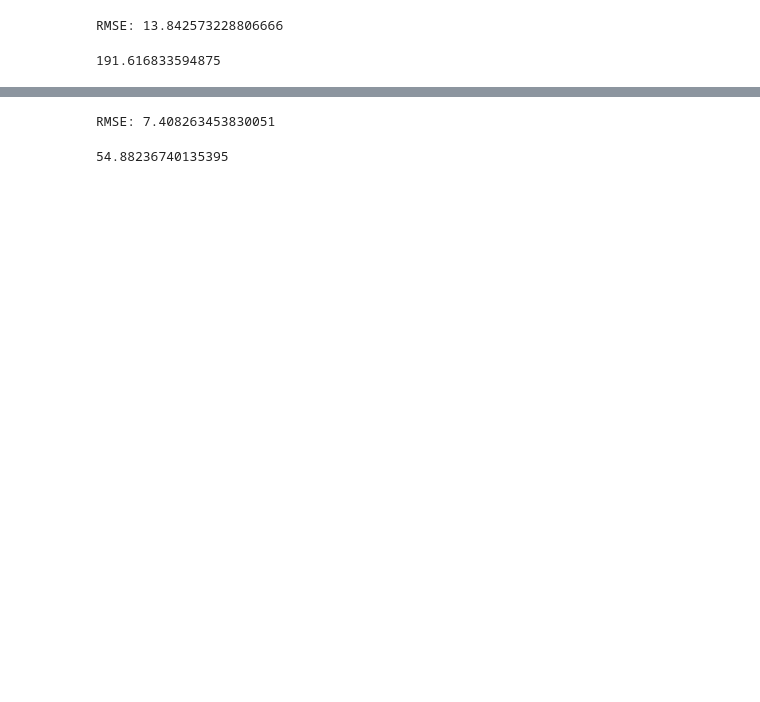
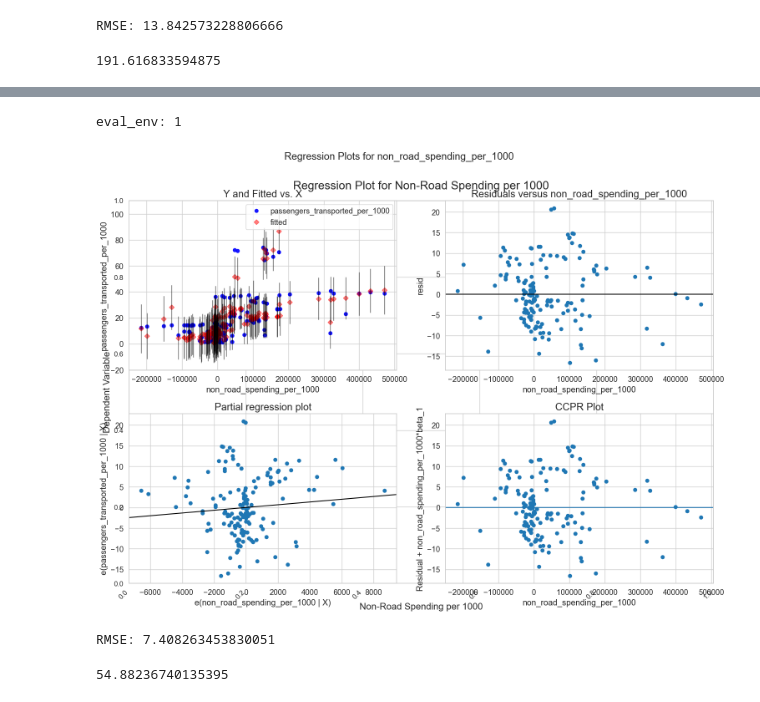
Before and after one commit to emanmozaffar/si618-final-project, a Jupyter notebook: final_submission.ipynb, the cells around one changed output, grey strips where cells are left out. Cells and saved outputs as stored; diff of their text form; code cells hidden in the pictures; blank space fills up the shorter version.

```diff
--- a/final_submission.ipynb
+++ b/final_submission.ipynb
@@ -1485,6 +1503,41 @@ Notes:
 [1] Standard Errors assume that the covariance matrix of the errors is correctly specified.
 [2] The condition number is large, 1.43e+23. This might indicate that there are
 strong multicollinearity or other numerical problems.
+# %%
+# Set the style and context for the plot
+sns.set_style("whitegrid")
+sns.set_context("notebook", font_scale=1.2)
+
+# Create the regression plot with a larger figsize and slanted x-axis tick labels
+fig, ax = plt.subplots(figsize=(16, 12))
+sm.graphics.plot_regress_exog(model4, 'non_road_spending_per_1000', fig=fig)
+
+# Manually set the x-axis tick positions and labels
+x_tick_positions = ax.get_xticks()
+x_tick_labels = ax.get_xticklabels()
+ax.set_xticks(x_tick_positions)
+ax.set_xticklabels(x_tick_labels, rotation=45, ha='right')
+
+# Customize the plot
+ax.set_title("Regression Plot for Non-Road Spending per 1000", fontsize=20, pad=20)
+ax.set_xlabel("Non-Road Spending per 1000", fontsize=16)
+ax.set_ylabel("Dependent Variable", fontsize=16)
+
+# Set the tick labels
+ax.xaxis.set_tick_params(labelsize=12)
+ax.yaxis.set_tick_params(labelsize=12)
+
+# Adjust spacing between subplots
+fig.subplots_adjust(hspace=0.4, wspace=0.4)
+
+# Tighten layout
+fig.tight_layout()
+
+# Show the plot
+plt.show()
+# %% [output]
+eval_env: 1
+[figure, added]
 # %%
 # non_road_spending_per_1000*passenger_cars_per_1000*inland_investment_per_1000*road_spending_per_1000
 y_pred = model4.predict(transportation_data[['non_road_spending_per_1000', 'passenger_cars_per_1000', 'inland_investment_per_1000', 'road_spending_per_1000']])
```
Also changed, not shown: parts of 68 cells of this notebook.
